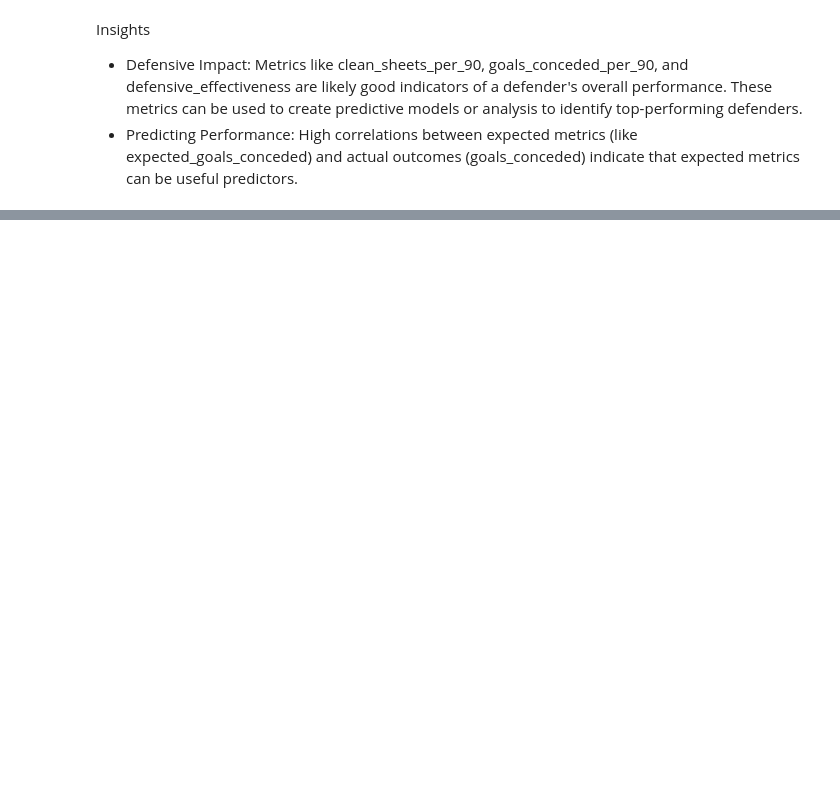
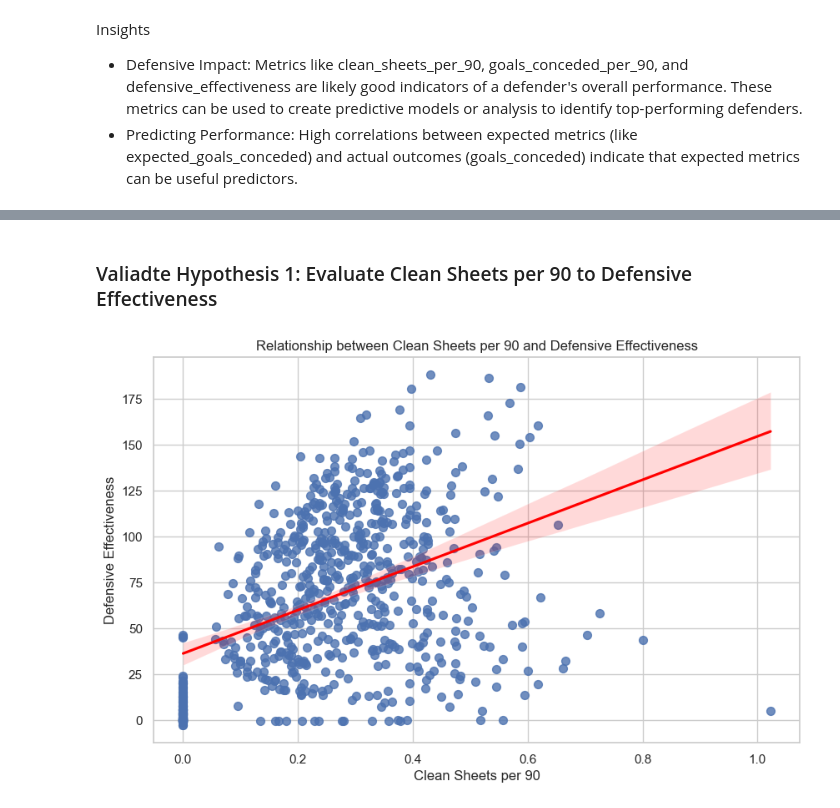
Before and after one commit to dfquinn23/Project_2, a Jupyter notebook: _defense_analysis/notebooks/04-defensive_metrics_feature_engineering.ipynb, the cells around one changed output, grey strips where cells are left out. Cells and saved outputs as stored; diff of their text form; code cells hidden in the pictures; blank space fills up the shorter version.

```diff
--- a/_defense_analysis/notebooks/04-defensive_metrics_feature_engineering.ipynb
+++ b/_defense_analysis/notebooks/04-defensive_metrics_feature_engineering.ipynb
@@ -322,0 +339,12 @@ Insights
+# %% [markdown]
+### Valiadte Hypothesis 1: Evaluate Clean Sheets per 90 to Defensive Effectiveness
+# %%
+# Scatter Plot with Regression Line of the relationship
+plt.figure(figsize=(10, 6))
+sns.regplot(x='clean_sheets_per_90', y='defensive_effectiveness', data=defenders_df, scatter_kws={'s': 50}, line_kws={'color': 'red'})
+plt.xlabel('Clean Sheets per 90')
+plt.ylabel('Defensive Effectiveness')
+plt.title('Relationship between Clean Sheets per 90 and Defensive Effectiveness')
+plt.show()
+# %% [output]
+[figure, added]
```
Also changed, not shown: parts of 43 cells of this notebook, 39 other files.
